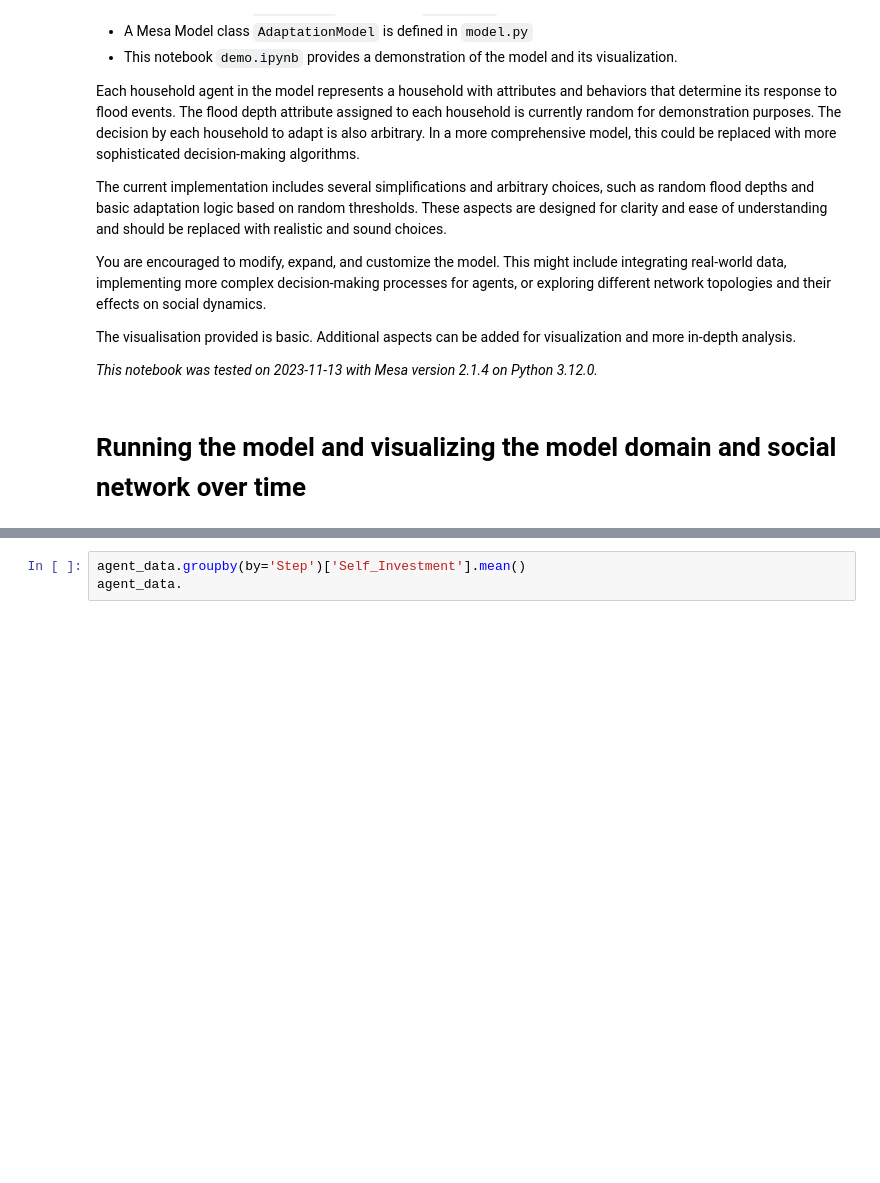
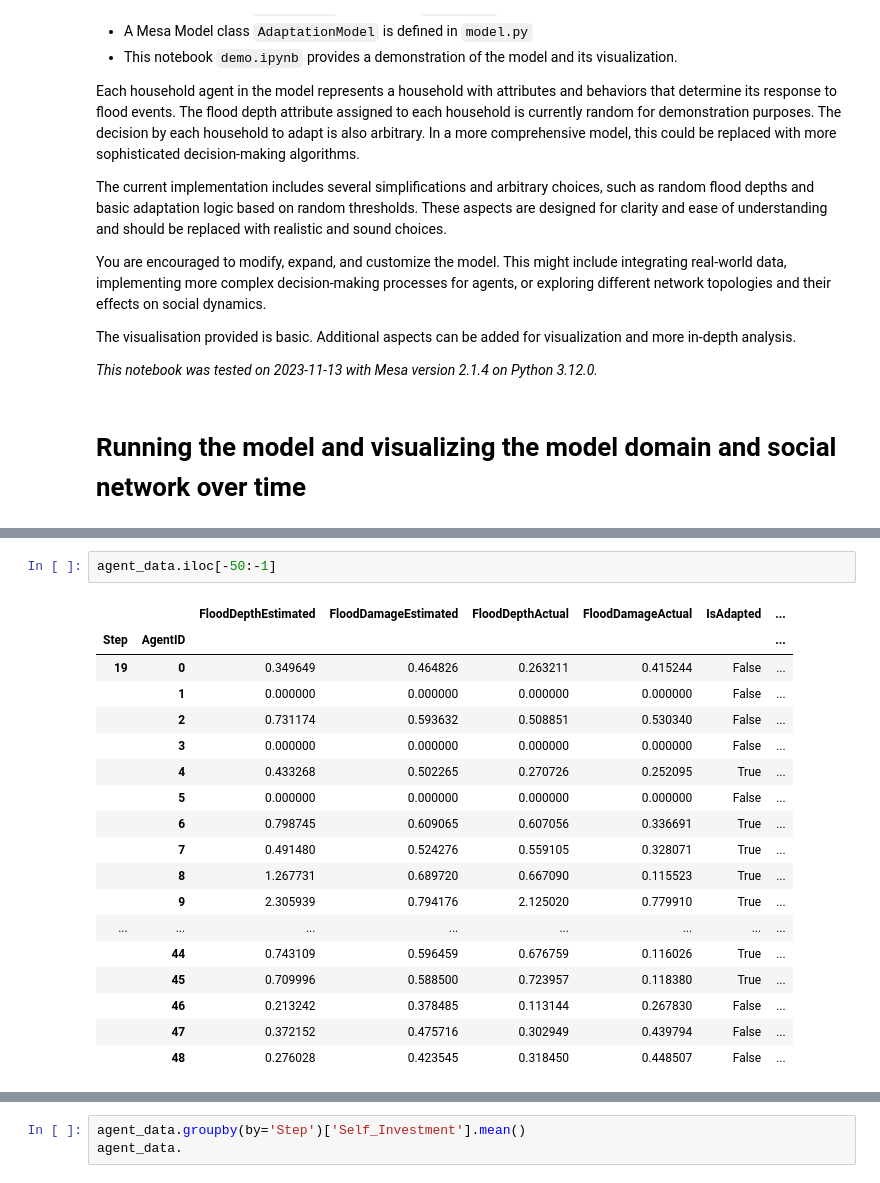
Before and after one commit to thomaslautenb/ABM, a Jupyter notebook: base_model_group1/base_model_mesa/model/demo.ipynb, the cells around one changed output, grey strips where cells are left out. Saved outputs shown, nothing was run; the diff lists cells and outputs as text; blank space fills up the shorter version.

```diff
--- a/base_model_group1/base_model_mesa/model/demo.ipynb
+++ b/base_model_group1/base_model_mesa/model/demo.ipynb
@@ -123,3 +156,24 @@ agent_data
+# %%
+agent_data.iloc[-50:-1]
+# %% [output]
+|  |  | FloodDepthEstimated | FloodDamageEstimated | FloodDepthActual | FloodDamageActual | IsAdapted | ... |
+| Step | AgentID |  |  |  |  |  | ... |
+| 19 | 0 | 0.349649 | 0.464826 | 0.263211 | 0.415244 | False | ... |
+|  | 1 | 0.000000 | 0.000000 | 0.000000 | 0.000000 | False | ... |
+|  | 2 | 0.731174 | 0.593632 | 0.508851 | 0.530340 | False | ... |
+|  | 3 | 0.000000 | 0.000000 | 0.000000 | 0.000000 | False | ... |
+|  | 4 | 0.433268 | 0.502265 | 0.270726 | 0.252095 | True | ... |
+|  | 5 | 0.000000 | 0.000000 | 0.000000 | 0.000000 | False | ... |
+|  | 6 | 0.798745 | 0.609065 | 0.607056 | 0.336691 | True | ... |
+|  | 7 | 0.491480 | 0.524276 | 0.559105 | 0.328071 | True | ... |
+|  | 8 | 1.267731 | 0.689720 | 0.667090 | 0.115523 | True | ... |
+|  | 9 | 2.305939 | 0.794176 | 2.125020 | 0.779910 | True | ... |
+| ... | ... | ... | ... | ... | ... | ... | ... |
+|  | 44 | 0.743109 | 0.596459 | 0.676759 | 0.116026 | True | ... |
+|  | 45 | 0.709996 | 0.588500 | 0.723957 | 0.118380 | True | ... |
+|  | 46 | 0.213242 | 0.378485 | 0.113144 | 0.267830 | False | ... |
+|  | 47 | 0.372152 | 0.475716 | 0.302949 | 0.439794 | False | ... |
+|  | 48 | 0.276028 | 0.423545 | 0.318450 | 0.448507 | False | ... |
 # %%
 #last round Adaptation measurements: (step19)
 agent_data['Self_Adaption'].hist()
```
Also changed, not shown: parts of 10 cells of this notebook, 2 other files.
